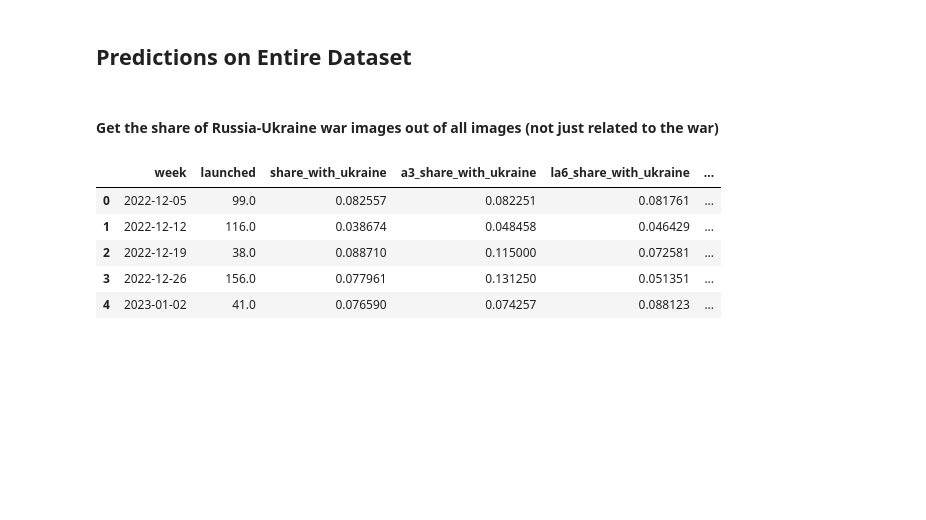
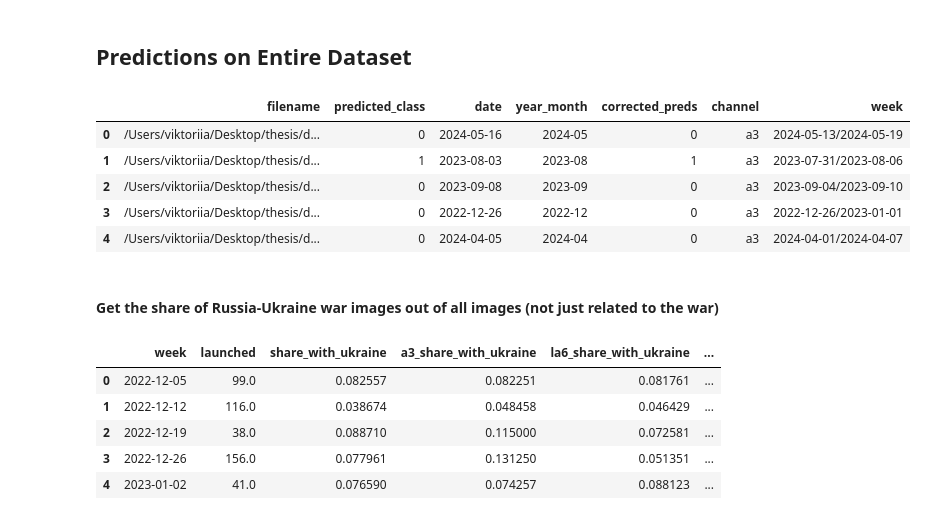
Before and after one commit to adgianv/Thesis---War-Image-Classification, a Jupyter notebook: Inference.ipynb, the cells around one changed output. Cells and saved outputs as stored; diff of their text form; code cells hidden in the pictures; blank space fills up the shorter version.

```diff
--- a/Inference.ipynb
+++ b/Inference.ipynb
@@ -1068,6 +1068,15 @@ la6_predictions['week'] = la6_predictions['date'].dt.to_period('W')
 t5_predictions['week'] = t5_predictions['date'].dt.to_period('W')
 
 combined_predictions = pd.concat([a3_predictions, la6_predictions, t5_predictions])
+# %%
+combined_predictions.head()
+# %% [output]
+|  | filename | predicted_class | date | year_month | corrected_preds | channel | week |
+| 0 | /Users/viktoriia/Desktop/thesis/d... | 0 | 2024-05-16 | 2024-05 | 0 | a3 | 2024-05-13/2024-05-19 |
+| 1 | /Users/viktoriia/Desktop/thesis/d... | 1 | 2023-08-03 | 2023-08 | 1 | a3 | 2023-07-31/2023-08-06 |
+| 2 | /Users/viktoriia/Desktop/thesis/d... | 0 | 2023-09-08 | 2023-09 | 0 | a3 | 2023-09-04/2023-09-10 |
+| 3 | /Users/viktoriia/Desktop/thesis/d... | 0 | 2022-12-26 | 2022-12 | 0 | a3 | 2022-12-26/2023-01-01 |
+| 4 | /Users/viktoriia/Desktop/thesis/d... | 0 | 2024-04-05 | 2024-04 | 0 | a3 | 2024-04-01/2024-04-07 |
 # %% [markdown]
 #### Get the share of Russia-Ukraine war images out of all images (not just related to the war)
 # %%
```
Also changed, not shown: parts of 19 cells of this notebook.
